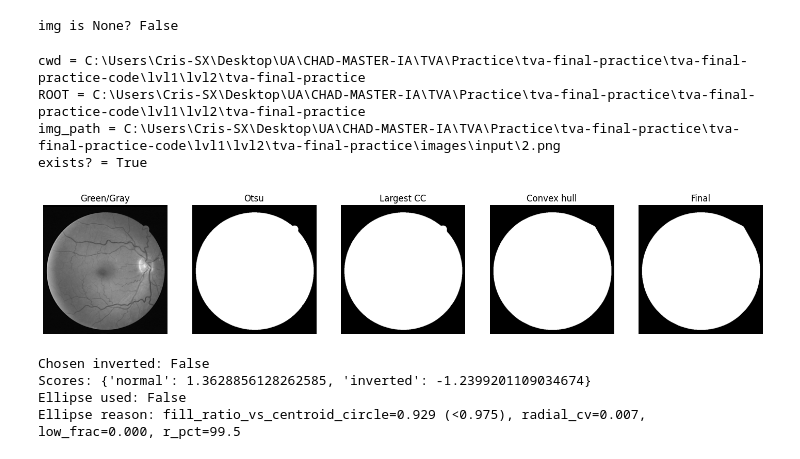
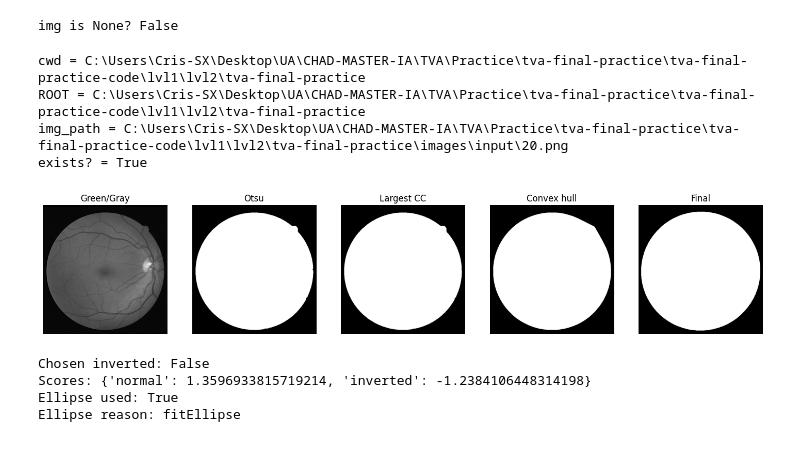
Before and after one commit to cacs2-ua/tva-final-practice, a Jupyter notebook: retina.ipynb, the cells around one changed output. Cells and saved outputs as stored; diff of their text form; code cells hidden in the pictures.

```diff
--- a/retina.ipynb
+++ b/retina.ipynb
@@ -690,43 +690,43 @@ ROOT = find_project_root()  # <- keep this, DO NOT use .parent
 print("cwd =", Path.cwd().resolve())
 print("ROOT =", ROOT)
 
-img_path = ROOT / "images" / "input" / "2.png"
+img_path = ROOT / "images" / "input" / "20.png"
 print("img_path =", img_path)
 print("exists? =", img_path.exists())
 
 img = cv.imread(str(img_path), cv.IMREAD_UNCHANGED)
 if img is None:
     raise FileNotFoundError(f"OpenCV could not read: {img_path}")
 
 mask, dbg = compute_fov_mask(
     img,
     close_ksize=21,
     open_ksize=11,
     do_convex_hull=True,
-    ellipse_mode="auto",
-    ellipse_scale=1.02,
+    ellipse_mode="force",
+    ellipse_scale=1.01,
     return_debug=True
 )
 
 plt.figure(figsize=(18,4))
 plt.subplot(1,5,1); plt.title("Green/Gray");  plt.imshow(dbg.green_or_gray, cmap="gray"); plt.axis("off")
 plt.subplot(1,5,2); plt.title("Otsu");        plt.imshow(dbg.otsu, cmap="gray");          plt.axis("off")
 plt.subplot(1,5,3); plt.title("Largest CC");  plt.imshow(dbg.largest_cc, cmap="gray");    plt.axis("off")
 plt.subplot(1,5,4); plt.title("Convex hull"); plt.imshow(dbg.convex_hull, cmap="gray");   plt.axis("off")
 plt.subplot(1,5,5); plt.title("Final");       plt.imshow(mask, cmap="gray");              plt.axis("off")
 plt.show()
 
 print("Chosen inverted:", dbg.chosen_inverted)
 print("Scores:", dbg.scores)
 print("Ellipse used:", dbg.ellipse_used)
 print("Ellipse reason:", dbg.ellipse_reason)
 # %% [output]
 cwd = C:\Users\Cris-SX\Desktop\UA\CHAD-MASTER-IA\TVA\Practice\tva-final-practice\tva-final-practice-code\lvl1\lvl2\tva-final-practice
 ROOT = C:\Users\Cris-SX\Desktop\UA\CHAD-MASTER-IA\TVA\Practice\tva-final-practice\tva-final-practice-code\lvl1\lvl2\tva-final-practice
-img_path = C:\Users\Cris-SX\Desktop\UA\CHAD-MASTER-IA\TVA\Practice\tva-final-practice\tva-final-practice-code\lvl1\lvl2\tva-final-practice\images\input\2.png
+img_path = C:\Users\Cris-SX\Desktop\UA\CHAD-MASTER-IA\TVA\Practice\tva-final-practice\tva-final-practice-code\lvl1\lvl2\tva-final-practice\images\input\20.png
 exists? = True
-[figure, old version]
+[figure, new version]
 Chosen inverted: False
-Scores: {'normal': 1.3628856128262585, 'inverted': -1.2399201109034674}
-Ellipse used: False
-Ellipse reason: fill_ratio_vs_centroid_circle=0.929 (<0.975), radial_cv=0.007, low_frac=0.000, r_pct=99.5
+Scores: {'normal': 1.3596933815719214, 'inverted': -1.2384106448314198}
+Ellipse used: True
+Ellipse reason: fitEllipse
```
Also changed, not shown: parts of 1 cell of this notebook, 1 other file.
